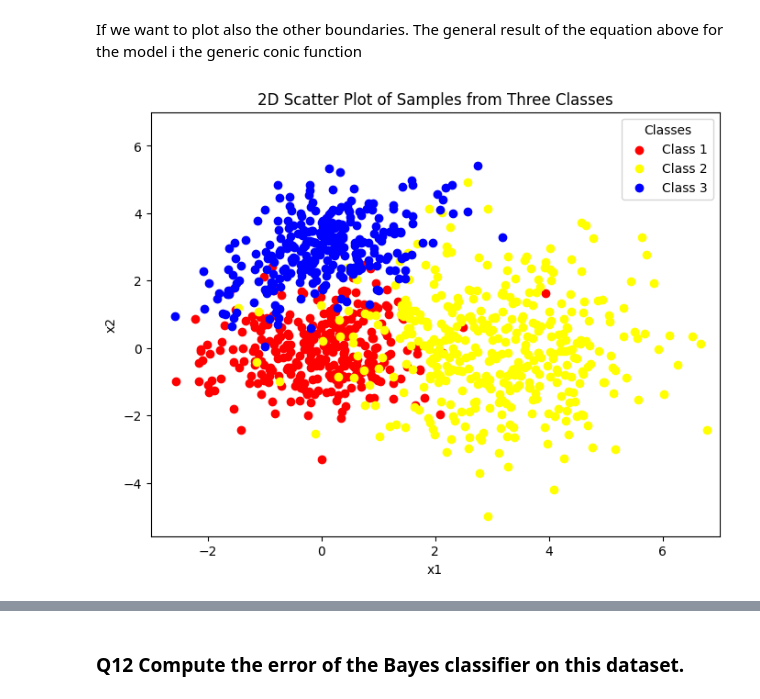
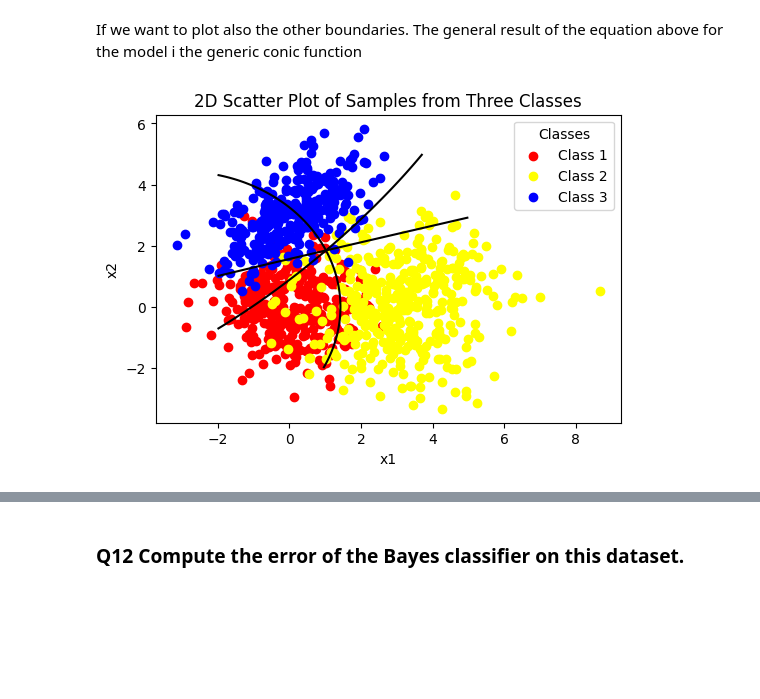
Before and after one commit to AleCardinale/Fundamentals-Inference-Learning, a Jupyter notebook: HW2/hw2_theory.ipynb, the cells around one changed output, grey strips where cells are left out. Drawn from its saved outputs; the diff is of its cells as text; code cells hidden in the pictures; blank space fills up the shorter version.

```diff
--- a/HW2/hw2_theory.ipynb
+++ b/HW2/hw2_theory.ipynb
@@ -300,34 +300,35 @@ plt.show()
 If we want to plot also the other boundaries. The general result of the equation above for the model i the generic conic function
 # %%
 from numpy.linalg import  inv, det
-x1 = np.linspace(-3, 7, 100)
-x2 = np.linspace(-3, 7, 100)
+x1 = np.linspace(-2, 5, 100)
+x2 = np.linspace(-2, 5, 100)
 X1, X2 = np.meshgrid(x1, x2)
 
 # Generic conic: Ax^{2}+Bxy+Cy^{2}+Dx+Ey+F=0
 def generic_conic(mean_1, mean_2, cov_1, cov_2, pi_1, pi_2, X1, X2):
     A = (inv(cov_1) - inv(cov_2))[0][0]
     B = (inv(cov_1) - inv(cov_2))[0][1]
     C = A   # Diagonal matrices
-    D = -2 * (mean_1.T @ inv(cov_1) - mean_1 @ inv(cov_2))[0]
-    E = -2 * (mean_1.T @ inv(cov_1) - mean_1 @ inv(cov_2))[1]
+    D = -2 * (mean_1.T @ inv(cov_1) - mean_2 @ inv(cov_2))[0]
+    E = -2 * (mean_1.T @ inv(cov_1) - mean_2 @ inv(cov_2))[1]
     F = +2 * np.log(pi_1*np.sqrt(det(cov_2)) / (pi_2 * np.sqrt(det(cov_1)))) + mean_2.T @ inv(cov_2) @ mean_2 - mean_1.T @ inv(cov_1) @ mean_1
-    return A*X1**2 + 2*B*X1*X2 + C*X2**2 + D*X1 + E*X2 + F, A, B, D, E, F
+    return A*X1**2 + 2*B*X1*X2 + C*X2**2 + D*X1 + E*X2 - F
 
-Z, A, B, D, E, F = generic_conic(mean_vector[0], mean_vector[1], covariance_vector_m2[0], covariance_vector_m2[1], pi_vector[0], pi_vector[1], X1, X2)
 
 plt.figure(figsize=(8, 6))
 colors = {0: 'red', 1: 'yellow', 2: 'blue'}
 for ck in np.unique(c_m2):
     plt.scatter(X_m2[c_m2 == ck, 0], X_m2[c_m2 == ck, 1],
                 color=colors[ck], label=f'Class {ck+1}')
-# plt.plot(x1, x2, linestyle='--', linewidth = '2.5', color='black', label="Decision Boundare class 1-2")
-plt.contour(X1, X2, Z, levels=[0], colors='r')
+linestyles = ['--', '-.', 'dotted']
+for i in range(3):
+    Z = generic_conic(mean_vector[i], mean_vector[(i+1)%3], covariance_vector_m2[i], covariance_vector_m2[(i+1)%3], pi_vector[i], pi_vector[(i+1)%3], X1, X2)
+    plt.contour(X1, X2, Z, levels=[0], colors='black', linestyle= linestyles[i], label=f'Bondary Class {i%3}-{(i%3)+1}')
 plt.xlabel('x1')
 plt.ylabel('x2')
 plt.title('2D Scatter Plot of Samples from Three Classes')
 plt.legend(title="Classes")
 plt.show()
 plt.show()
 # %% [output]
-[figure, old version]
+[figure, new version]
```
Also changed, not shown: parts of 6 cells of this notebook.
